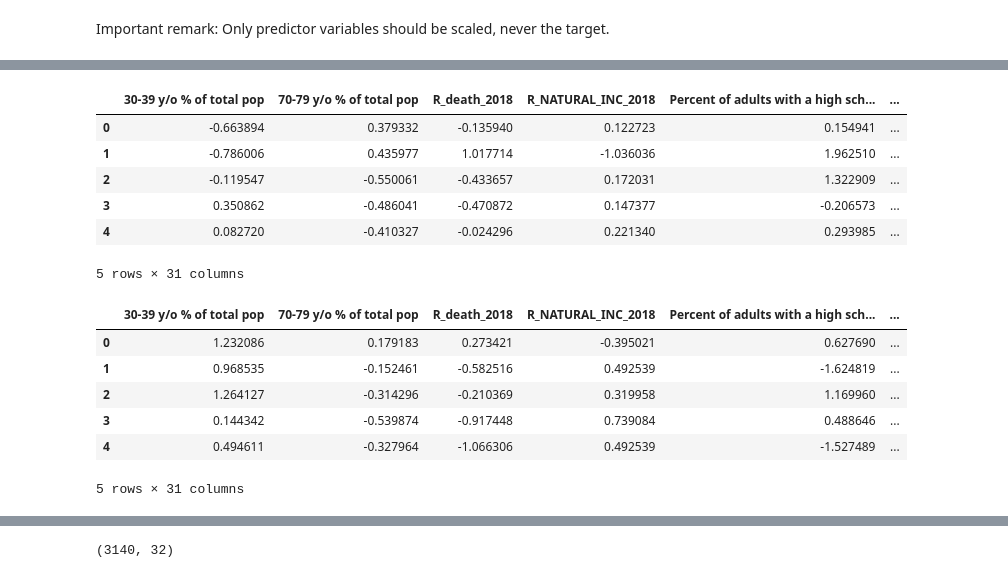
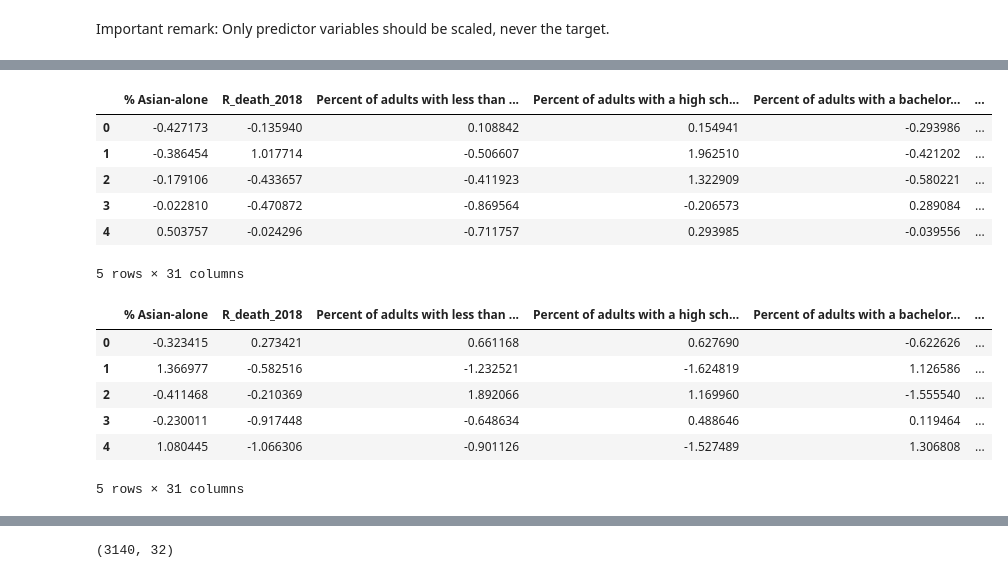
Before and after one commit to 4GeeksAcademy/machine-learning-regularized-linear-regression-Juli-MM, a Jupyter notebook: src/explore.ipynb, the cells around one changed output, grey strips where cells are left out. Saved outputs shown, nothing was run; the diff lists cells and outputs as text; code cells hidden in the pictures.

```diff
--- a/src/explore.ipynb
+++ b/src/explore.ipynb
@@ -94,0 +97,17 @@ total_data.drop(['COUNTY_NAME', 'STATE_NAME'], axis=1, inplace=True)
+# %%
+# Normalize the data
+
+from sklearn.preprocessing import StandardScaler
+
+# Select numerical columns (tarjet excluded)
+
+num_variables = total_data.drop('Obesity_prevalence', axis=1).columns
+
+scaler = StandardScaler()
+norm_features = scaler.fit_transform(total_data[num_variables])
+# %%
+# Create a new dataset with numeric variables normalized and the target variable
+
+total_data_scal = pd.DataFrame(norm_features, index = total_data.index, columns = num_variables)
+total_data_scal['Obesity_prevalence'] = total_data['Obesity_prevalence']
+total_data_scal.head()
@@ -95,12 +122,12 @@ total_data.drop(['COUNTY_NAME', 'STATE_NAME'], axis=1, inplace=True)
 # %%
 from sklearn.model_selection import train_test_split
 
-num_variables = total_data.drop('Heart disease_prevalence', axis=1).columns
+num_variables = total_data.drop('Obesity_prevalence', axis=1).columns
 
-# We divide the dataset into training and test samples
+# We divide the dataset into training and test samples:
 
-X = total_data.drop('Heart disease_prevalence', axis = 1)[num_variables]
-y = total_data['Heart disease_prevalence']
+X = total_data_scal[num_variables]
+y = total_data_scal['Obesity_prevalence']
 
 X_train, X_test, y_train, y_test = train_test_split(X, y, test_size = 0.2, random_state = 42)
 
@@ -139,48 +145,37 @@ total_data_scal.head()
 # %%
 # Feature Selection:
 
 from sklearn.feature_selection import SelectKBest, f_regression
 
-# Divide dataset in train and test:
-
-X = total_data_scal.drop(columns=["Heart disease_prevalence"])
-y = total_data_scal["Heart disease_prevalence"]
-X_train, X_test, y_train, y_test = train_test_split(X, y, test_size = 0.2, random_state = 42)
-
-# Store the index values of the training and testing datasets:
-
-train_indices = list(X_train.index)
-test_indices = list(X_test.index)
-
 # KBest Selection for the best Features
 
-#k = int(len(X_train.columns) * 0.3)
+k = int(len(X_train.columns) * 0.3)
 selection_model = SelectKBest(score_func = f_regression, k = k)
 selection_model.fit(X_train, y_train)
 ix = selection_model.get_support()
 
 X_train_sel = pd.DataFrame(selection_model.transform(X_train), columns = X_train.columns.values[ix])
 X_test_sel = pd.DataFrame(selection_model.transform(X_test), columns = X_test.columns.values[ix])
 
 X_train_sel.head()
 # %% [output]
-|  | 30-39 y/o % of total pop | 70-79 y/o % of total pop | R_death_2018 | R_NATURAL_INC_2018 | Percent of adults with a high sch... | ... |
-| 0 | -0.663894 | 0.379332 | -0.135940 | 0.122723 | 0.154941 | ... |
-| 1 | -0.786006 | 0.435977 | 1.017714 | -1.036036 | 1.962510 | ... |
-| 2 | -0.119547 | -0.550061 | -0.433657 | 0.172031 | 1.322909 | ... |
-| 3 | 0.350862 | -0.486041 | -0.470872 | 0.147377 | -0.206573 | ... |
-| 4 | 0.082720 | -0.410327 | -0.024296 | 0.221340 | 0.293985 | ... |
+|  | % Asian-alone | R_death_2018 | Percent of adults with less than ... | Percent of adults with a high sch... | Percent of adults with a bachelor... | ... |
+| 0 | -0.427173 | -0.135940 | 0.108842 | 0.154941 | -0.293986 | ... |
+| 1 | -0.386454 | 1.017714 | -0.506607 | 1.962510 | -0.421202 | ... |
+| 2 | -0.179106 | -0.433657 | -0.411923 | 1.322909 | -0.580221 | ... |
+| 3 | -0.022810 | -0.470872 | -0.869564 | -0.206573 | 0.289084 | ... |
+| 4 | 0.503757 | -0.024296 | -0.711757 | 0.293985 | -0.039556 | ... |
 5 rows × 31 columns
 # %%
 
 X_test_sel.head()
 # %% [output]
-|  | 30-39 y/o % of total pop | 70-79 y/o % of total pop | R_death_2018 | R_NATURAL_INC_2018 | Percent of adults with a high sch... | ... |
-| 0 | 1.232086 | 0.179183 | 0.273421 | -0.395021 | 0.627690 | ... |
-| 1 | 0.968535 | -0.152461 | -0.582516 | 0.492539 | -1.624819 | ... |
-| 2 | 1.264127 | -0.314296 | -0.210369 | 0.319958 | 1.169960 | ... |
-| 3 | 0.144342 | -0.539874 | -0.917448 | 0.739084 | 0.488646 | ... |
-| 4 | 0.494611 | -0.327964 | -1.066306 | 0.492539 | -1.527489 | ... |
+|  | % Asian-alone | R_death_2018 | Percent of adults with less than ... | Percent of adults with a high sch... | Percent of adults with a bachelor... | ... |
+| 0 | -0.323415 | 0.273421 | 0.661168 | 0.627690 | -0.622626 | ... |
+| 1 | 1.366977 | -0.582516 | -1.232521 | -1.624819 | 1.126586 | ... |
+| 2 | -0.411468 | -0.210369 | 1.892066 | 1.169960 | -1.555540 | ... |
+| 3 | -0.230011 | -0.917448 | -0.648634 | 0.488646 | 0.119464 | ... |
+| 4 | 1.080445 | -1.066306 | -0.901126 | -1.527489 | 1.306808 | ... |
 5 rows × 31 columns
 # %%
 # Combine and save datasets:
```
Also changed, not shown: parts of 52 cells of this notebook, 3 other files.
